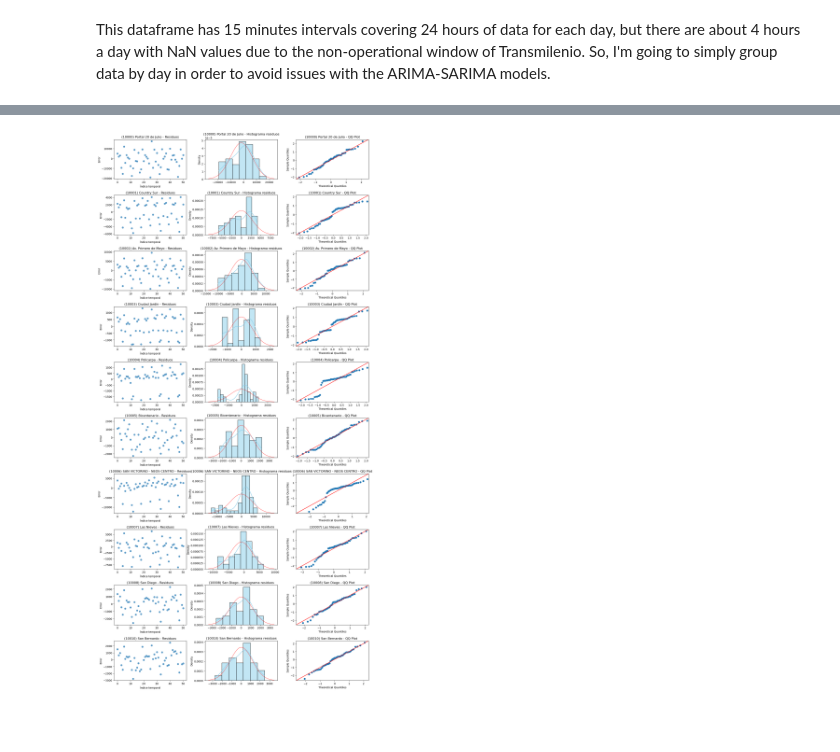
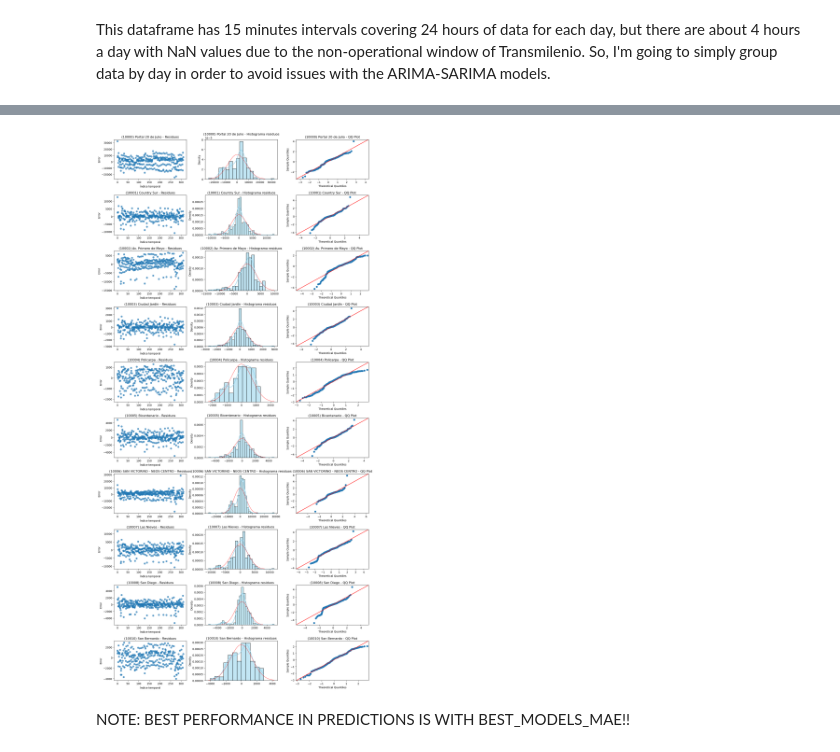
Before and after one commit to aeramireza/Proyecto_Transmilenio, a Jupyter notebook: notebooks/ARIMA.ipynb, the cells around one changed output, grey strips where cells are left out. Saved outputs shown, nothing was run; the diff lists cells and outputs as text; code cells hidden in the pictures; blank space fills up the shorter version.

```diff
--- a/notebooks/ARIMA.ipynb
+++ b/notebooks/ARIMA.ipynb
@@ -202,7 +221,18 @@ models
 # %%
-min_error = models.groupby('station')['smape'].min()
-best_models = {}
-for index, value in min_error.items():
-    best_models[index]=models[(models.station==index)&(models.smape==value)]['order'].iloc[0]
+# Choose as best models, the ones with the minimum errors.
+# The resulting df shows the minimum error (smape, mae or mse) and the order (model) that corresponds to it
+result_rows = []
+for station in models['station'].unique():
+    station_data = models[models['station'] == station]
+    result_rows.append({
+        'station': station,
+        'smape_order': station_data.loc[station_data['smape'].idxmin(), 'order'],
+        'smape_value': station_data['smape'].min(),
+        'mae_order': station_data.loc[station_data['mean_absolute_error'].idxmin(), 'order'],
+        'mae_value': station_data['mean_absolute_error'].min(),
+        'mse_order': station_data.loc[station_data['mean_squared_error'].idxmin(), 'order'],
+        'mse_value': station_data['mean_squared_error'].min()
+    })
+best_models = pd.DataFrame(result_rows).set_index('station')
 best_models
 # %% [output]
@@ -221,17 +253,17 @@ best_models
 def predictions(best_models, train_set, holdout_set):
     predictions = {}
     residuals = {}
-    for key, value in best_models.items():
+    for idx, value in best_models.items():
         best_order = value
         best_model = pm.ARIMA(order=best_order)
-        best_model.fit(train_set[key])          # fits model with all the training data
+        best_model.fit(train_set[idx])          # fits model with all the training data
 
         # Predictions for the next 10 steps
         preds = best_model.predict(n_periods=holdout_set.shape[0])
-        predictions[key] = preds
+        predictions[idx] = preds
 
         resids = best_model.resid()
-        residuals[key] = resids
+        residuals[idx] = resids
     return predictions, residuals
 # %%
 # Plot predictions against original series:
@@ -249,5 +281,3 @@ def plot_predictions(predictions, df_a, holdout_set):
 
     plt.tight_layout()
     plt.show()
-# %%
-predictions, residuals = predictions(best_models, train_set, holdout_set)
@@ -257,0 +284,4 @@ plot_predictions(predictions, df_a, holdout_set)
+# %%
+predictions_smape, residuals_smape = predictions(best_models['smape_order'], train_set, holdout_set)
+predictions_mae, residuals_mae = predictions(best_models['mae_order'], train_set, holdout_set)
+predictions_mse, residuals_mse = predictions(best_models['mse_order'], train_set, holdout_set)
@@ -281,6 +315,8 @@ def plot_residuals(residuals):
 
     plt.show()
 # %%
-plot_residuals(residuals)
+plot_residuals(residuals_mae)
 # %% [output]
-[figure, old version]
+[figure, new version]
+# %% [markdown]
+NOTE: BEST PERFORMANCE IN PREDICTIONS IS WITH BEST_MODELS_MAE!!
```
Also changed, not shown: parts of 15 cells of this notebook.
